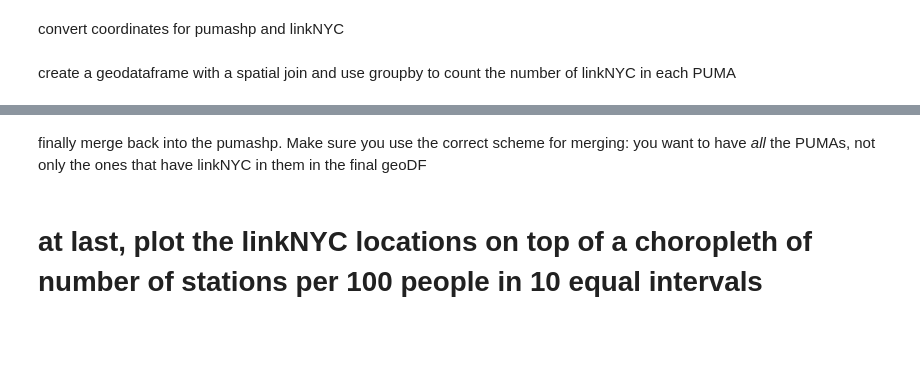
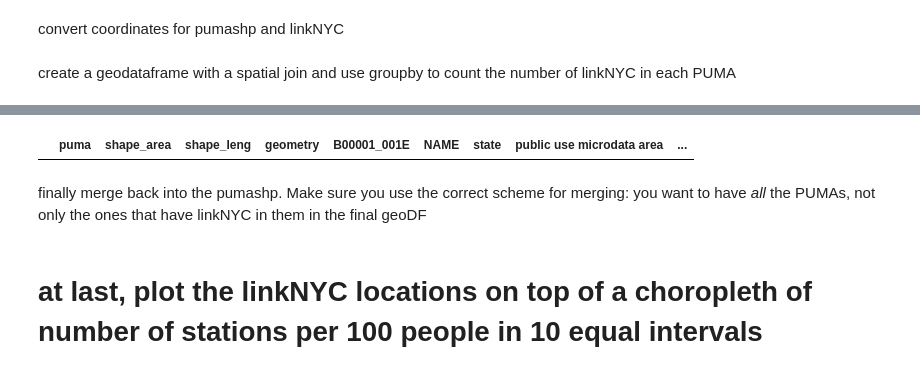
Before and after one commit to SohamMody/PUI2018_srm699, a Jupyter notebook: HW7_srm699/geopandas_census.ipynb, the cells around one changed output, grey strips where cells are left out. Saved outputs shown, nothing was run; the diff lists cells and outputs as text; code cells hidden in the pictures; blank space fills up the shorter version.

```diff
--- a/HW7_srm699/geopandas_census.ipynb
+++ b/HW7_srm699/geopandas_census.ipynb
@@ -430,6 +508,8 @@ create a geodataframe with a spatial join and use groupby to count the number of
 # %%
-linkpp = gpd.sjoin(..).groupby(...)
+linkpp = gpd.sjoin(pumashp2.to_crs(epsg=2263),linkNYC.to_crs(epsg=2263))#.groupby(...)
 linkpp.head()
+# %% [output]
+|  | puma | shape_area | shape_leng | geometry | B00001_001E | NAME | state | public use microdata area | ... |
 # %% [markdown]
 finally merge back into the pumashp. Make sure you use the correct scheme for merging: you want to have _all_ the PUMAs, not only the ones that have linkNYC in them in the final geoDF
 # %%
```
Also changed, not shown: parts of 16 cells of this notebook.
